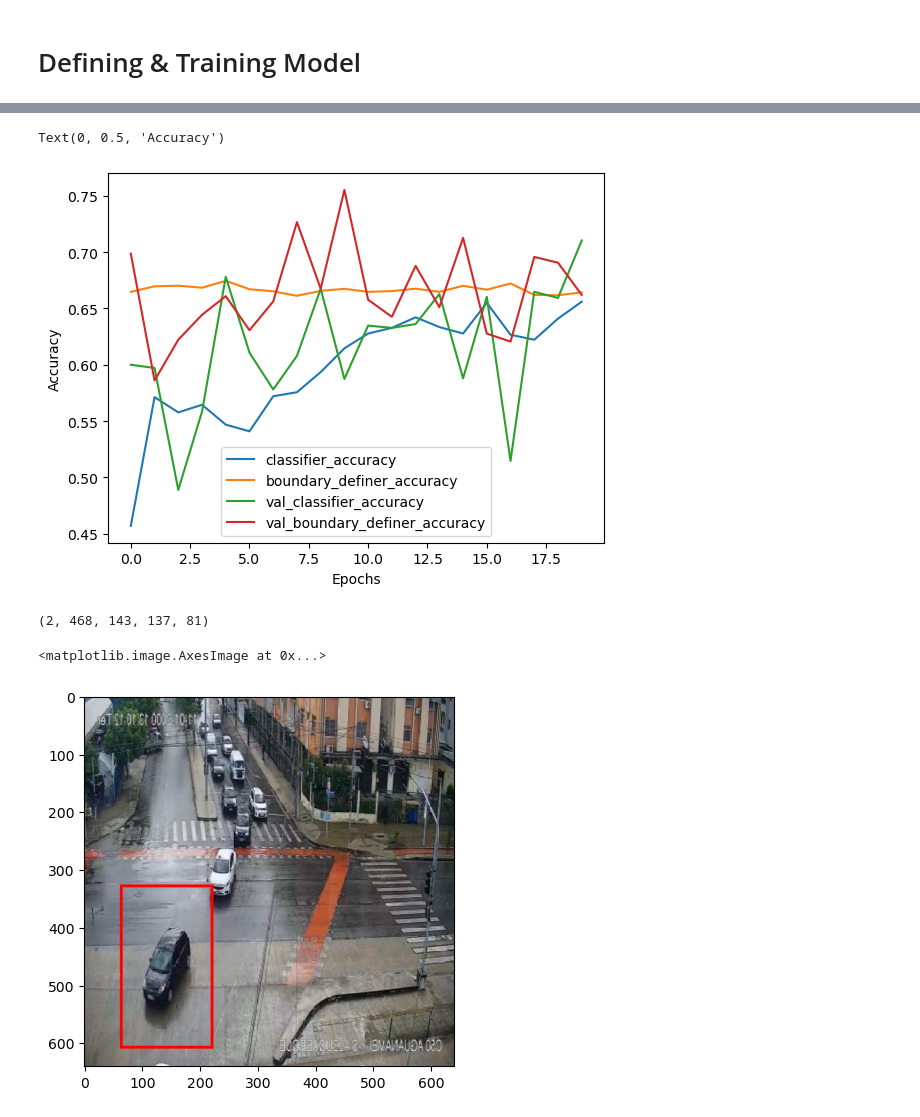
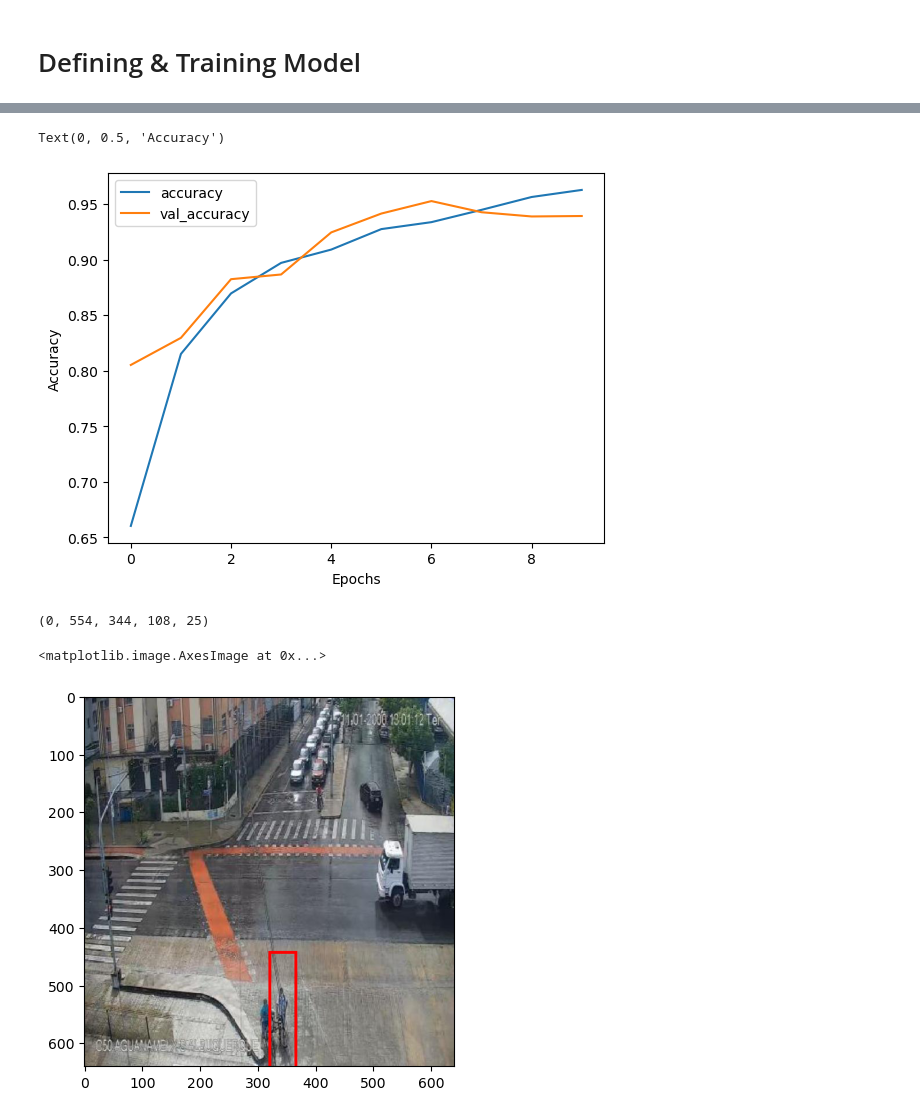
Before and after one commit to AsimWattoo/Traffic_Object_Detection_TensorFlow, a Jupyter notebook: RCNN.ipynb, the cells around one changed output, grey strips where cells are left out. Saved outputs shown, nothing was run; the diff lists cells and outputs as text; code cells hidden in the pictures.

```diff
--- a/RCNN.ipynb
+++ b/RCNN.ipynb
@@ -31,11 +31,17 @@ def upscale_points(image, coordinates, startFromZero= False):
         height = int(coordinates[4] * image.shape[1])
         return (int(coordinates[0]), y, x, height, width)
 
-def draw_boundary(image, color, coordinates, startFromZero= False):
-    if startFromZero:
-        (x, y, width, height) = upscale_points(image, coordinates, startFromZero)
+def draw_boundary(image, color, coordinates, startFromZero= False, upScale= True):
+    if upScale:
+        if startFromZero:
+            (x, y, width, height) = upscale_points(image, coordinates, startFromZero)
+        else:
+            (object_class, x, y, width, height) = upscale_points(image, coordinates, startFromZero)
     else:
-        (object_class, x, y, width, height) = upscale_points(image, coordinates, startFromZero)
+        if startFromZero:
+            x, y, width, height = coordinates
+        else:
+            object_class, x, y, width, height =  coordinates
     image[x-width:x+width, y-height:y-height+5, :] = color
     image[x+width:x+width+5, y-height:y+height, :] = color
     image[x-width:x+width, y+height-5:y+height, :] = color
@@ -255,28 +260,27 @@ Text(0, 0.5, 'Loss')
 # %%
 # Plotting
-# plt.plot(history.history['accuracy'])
-# plt.plot(history.history['val_accuracy'])
-plt.plot(history.history['classifier_accuracy'])
-plt.plot(history.history['boundary_definer_accuracy'])
-plt.plot(history.history['val_classifier_accuracy'])
-plt.plot(history.history['val_boundary_definer_accuracy'])
-plt.legend(['classifier_accuracy', 'boundary_definer_accuracy', 'val_classifier_accuracy', 'val_boundary_definer_accuracy'])
+plt.plot(history.history['accuracy'])
+plt.plot(history.history['val_accuracy'])
+# plt.plot(history.history['classifier_accuracy'])
+# plt.plot(history.history['boundary_definer_accuracy'])
+plt.legend(['accuracy', 'val_accuracy'])
 plt.xlabel('Epochs')
 plt.ylabel('Accuracy')
 # %% [output]
 Text(0, 0.5, 'Accuracy')
-[figure, old version]
+[figure, new version]
 # %%
 test_images = os.listdir(f'{test_folder}/images')
 test_labels = os.listdir(f'{test_folder}/labels')
-test_image, test_objects_coords = load_image(test_folder, test_images, test_labels, 4)
-upscaled_coords = upscale_points(test_image, test_objects_coords[0], False)
+test_image, test_objects_coords = load_image(test_folder, test_images, test_labels, 0)
+object_index = 1
+upscaled_coords = upscale_points(test_image, test_objects_coords[object_index], False)
 print(upscaled_coords)
 modified_image = test_image.copy()
-modified_image, coords = draw_boundary(modified_image, [255, 0, 0], test_objects_coords[0], False)
+modified_image, coords = draw_boundary(modified_image, [255, 0, 0], test_objects_coords[object_index], False)
 plt.imshow(modified_image)
 # %% [output]
-(2, 468, 143, 137, 81)
+(0, 554, 344, 108, 25)
 <matplotlib.image.AxesImage at 0x...>
-[figure, old version]
+[figure, new version]
 # %%
```
Also changed, not shown: parts of 24 cells of this notebook, 1 other file.
